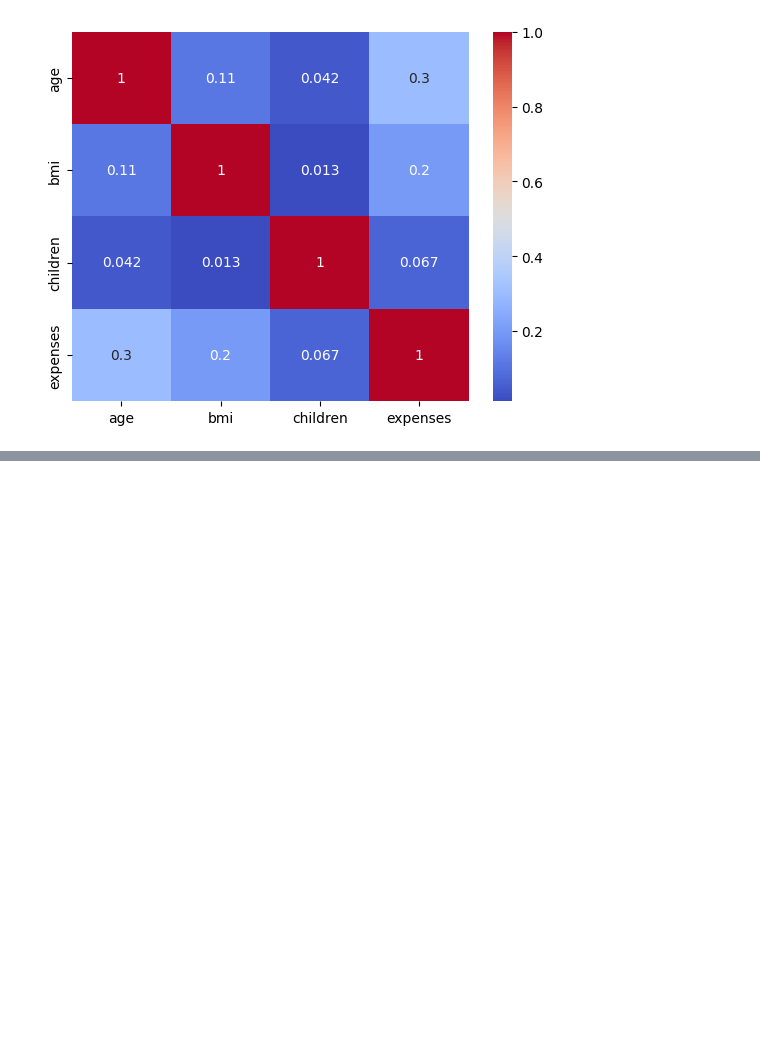
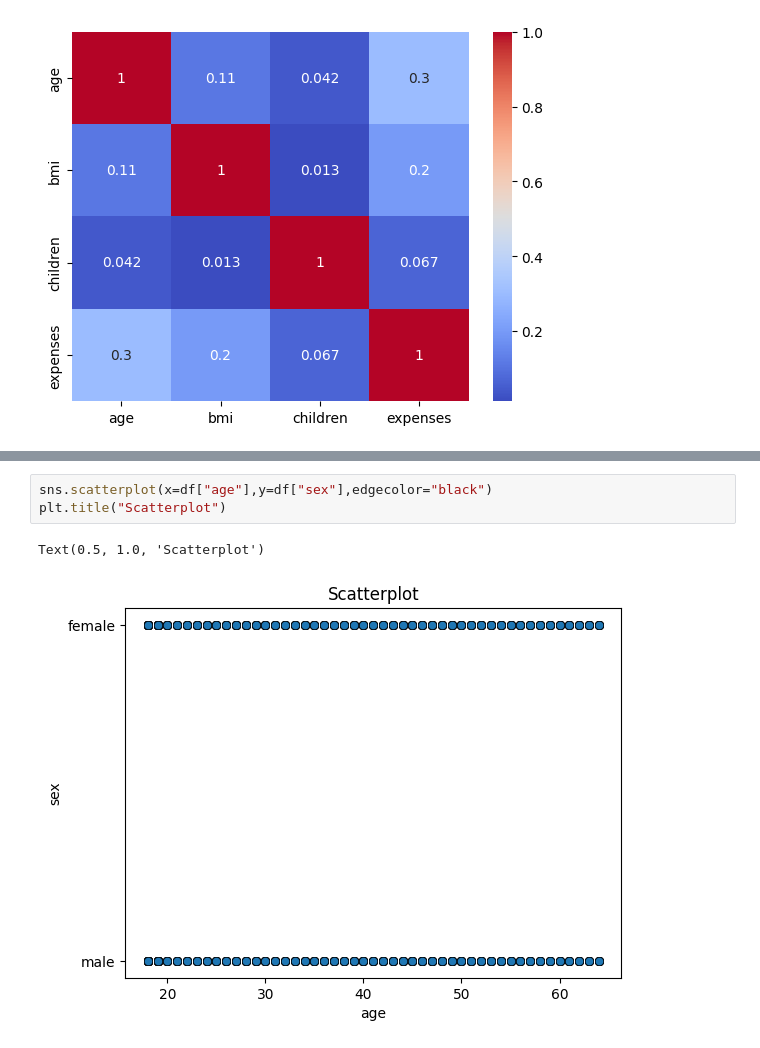
Before and after one commit to Vedika-Hore/special_assign, a Jupyter notebook: OptionalTask_1.ipynb, the cells around one changed output, grey strips where cells are left out. Cells and saved outputs as stored; diff of their text form; blank space fills up the shorter version.

```diff
--- a/OptionalTask_1.ipynb
+++ b/OptionalTask_1.ipynb
@@ -381,0 +397,6 @@ sns.heatmap(corr,annot=True,cmap="coolwarm")
+# %%
+sns.scatterplot(x=df["age"],y=df["sex"],edgecolor="black")
+plt.title("Scatterplot")
+# %% [output]
+Text(0.5, 1.0, 'Scatterplot')
+[figure, added]
```
Also changed, not shown: parts of 1 cell of this notebook.
